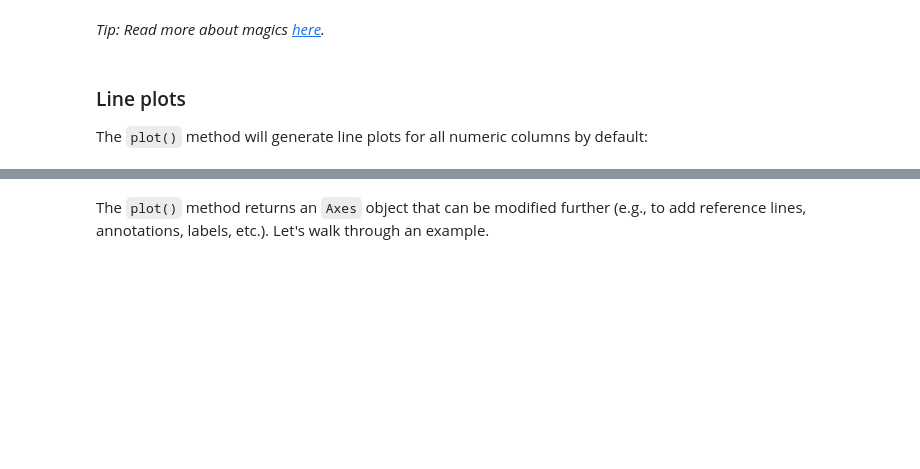
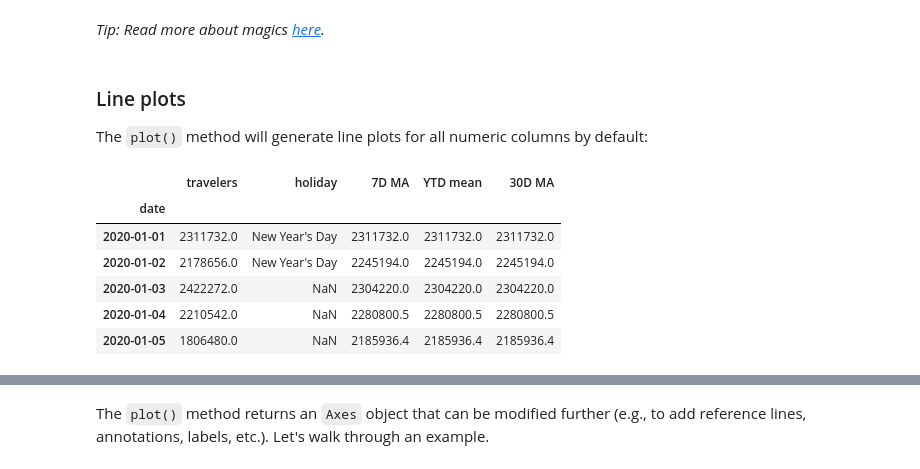
Before and after one commit to Vamir8429/Valerija_SheGoesTech, a Jupyter notebook: Day16_Pandas/3-data_visualization2.ipynb, the cells around one changed output, grey strips where cells are left out. Saved outputs shown, nothing was run; the diff lists cells and outputs as text; code cells hidden in the pictures; blank space fills up the shorter version.

```diff
--- a/Day16_Pandas/3-data_visualization.ipynb
+++ b/Day16_Pandas/3-data_visualization2.ipynb
@@ -39,3 +77,20 @@ To embed SVG-format plots in the notebook, we will also call the `%config` and `
 ### Line plots
 
 The `plot()` method will generate line plots for all numeric columns by default:
+# %%
+tsa = tsa_melted_holiday_travel.drop(columns='year').loc['2020'].assign(
+    **{ # ** unpacks the dictionary, because assign takes keyword arguments
+        '7D MA': lambda x: x.travelers.rolling('7D').mean(), # 7 day moving average
+        'YTD mean': lambda x: x.travelers.expanding().mean(), # year to date mean
+        '30D MA': lambda x: x.travelers.rolling('30D').mean() # 30 day moving average
+      }
+)
+tsa.head()
+# %% [output]
+|  | travelers | holiday | 7D MA | YTD mean | 30D MA |
+| date |  |  |  |  |  |
+| 2020-01-01 | 2311732.0 | New Year's Day | 2311732.0 | 2311732.0 | 2311732.0 |
+| 2020-01-02 | 2178656.0 | New Year's Day | 2245194.0 | 2245194.0 | 2245194.0 |
+| 2020-01-03 | 2422272.0 | NaN | 2304220.0 | 2304220.0 | 2304220.0 |
+| 2020-01-04 | 2210542.0 | NaN | 2280800.5 | 2280800.5 | 2280800.5 |
+| 2020-01-05 | 1806480.0 | NaN | 2185936.4 | 2185936.4 | 2185936.4 |
```
Also changed, not shown: parts of 16 cells of this notebook, 2 other files.
